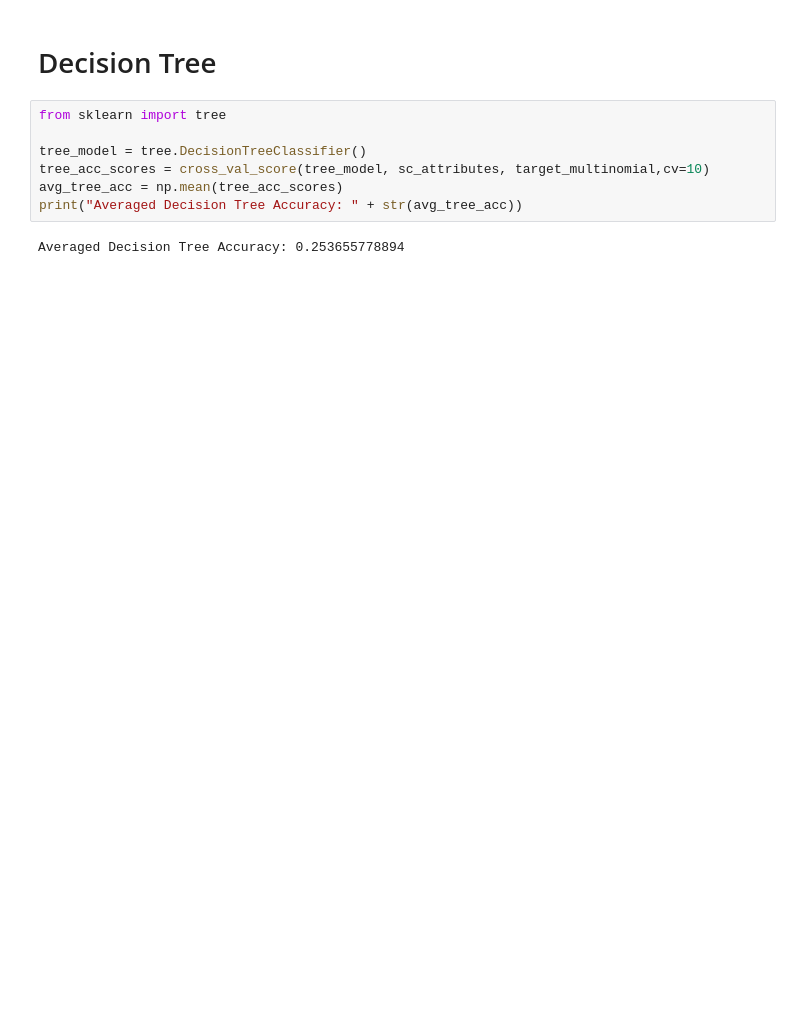
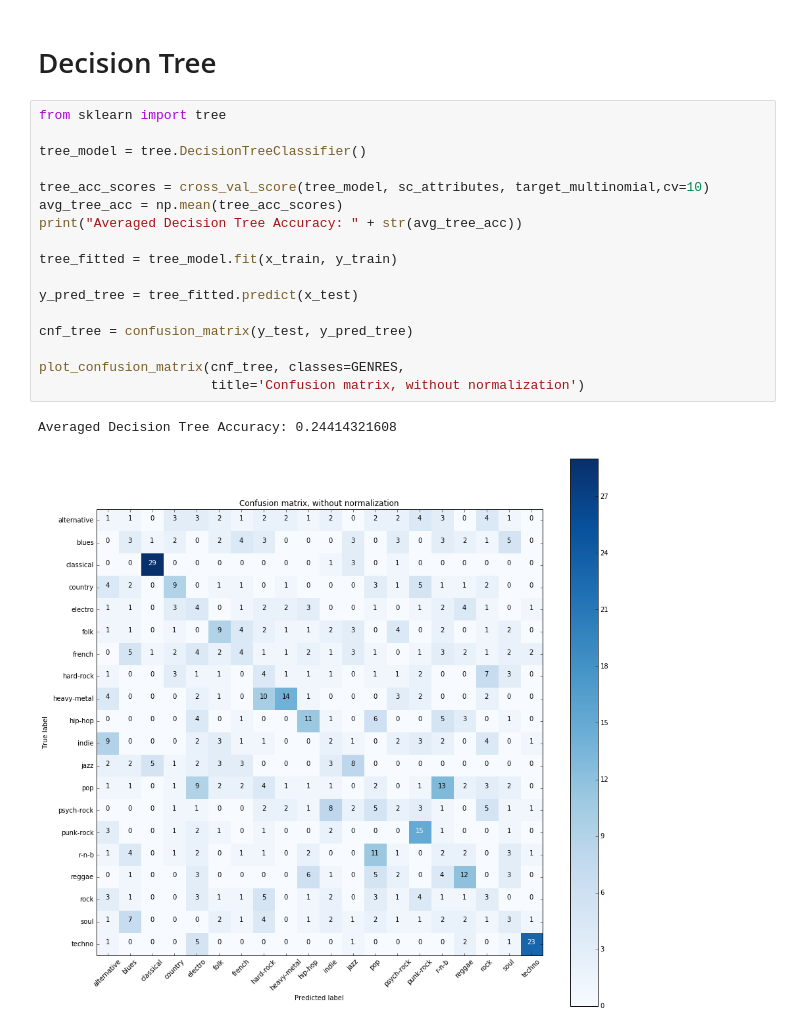
Before and after one commit to AelHenri/Genrify, a Jupyter notebook: Genrify_models.ipynb, the cells around one changed output. Cells and saved outputs as stored; diff of their text form; blank space fills up the shorter version.

```diff
--- a/Genrify_models.ipynb
+++ b/Genrify_models.ipynb
@@ -111,9 +197,20 @@ Averaged Logistic Regression Accuracy: 0.343173366834
 # %%
 from sklearn import tree
 
 tree_model = tree.DecisionTreeClassifier()
+
 tree_acc_scores = cross_val_score(tree_model, sc_attributes, target_multinomial,cv=10)
 avg_tree_acc = np.mean(tree_acc_scores)
 print("Averaged Decision Tree Accuracy: " + str(avg_tree_acc))
+
+tree_fitted = tree_model.fit(x_train, y_train)
+
+y_pred_tree = tree_fitted.predict(x_test)
+
+cnf_tree = confusion_matrix(y_test, y_pred_tree)
+
+plot_confusion_matrix(cnf_tree, classes=GENRES,
+                      title='Confusion matrix, without normalization')
 # %% [output]
-Averaged Decision Tree Accuracy: 0.253655778894
+Averaged Decision Tree Accuracy: 0.24414321608
+[figure, added]
```
Also changed, not shown: parts of 9 cells of this notebook.
